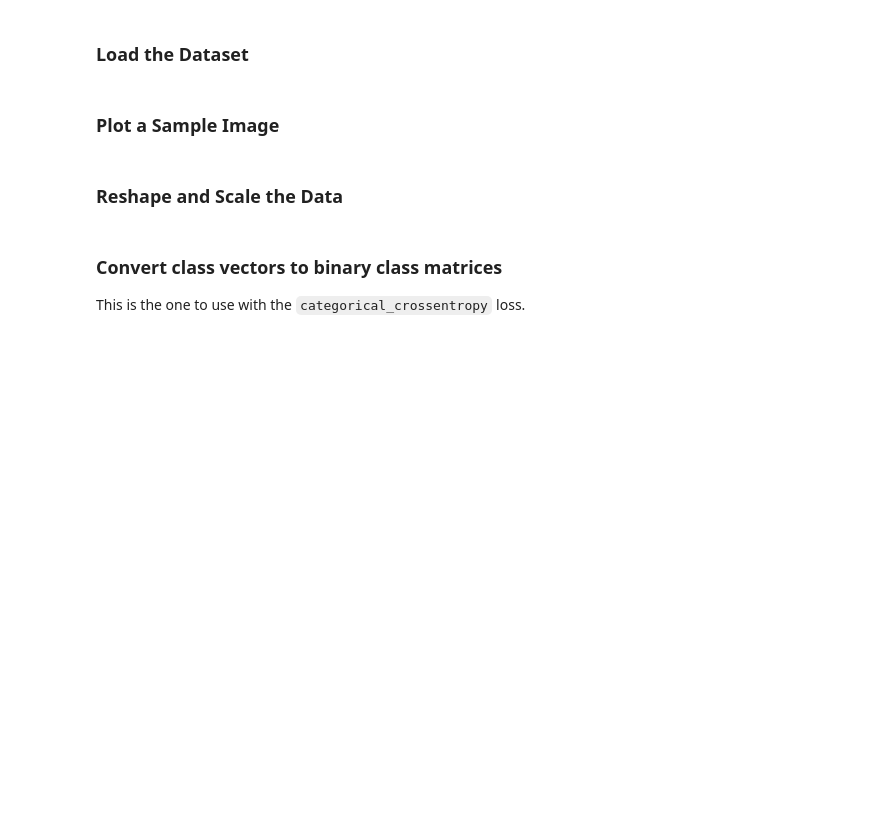
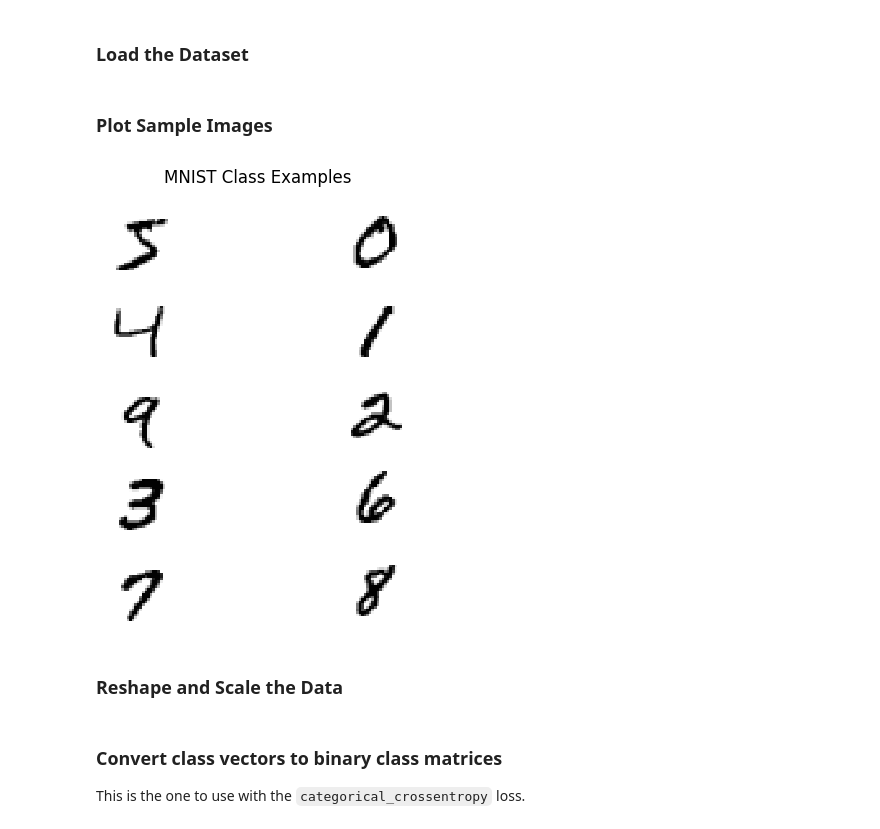
Before and after one commit to acard5meg/ece_527_assignments, a Jupyter notebook: card_scratchwork_assign_8_1.ipynb, the cells around one changed output. Cells and saved outputs as stored; diff of their text form; code cells hidden in the pictures; blank space fills up the shorter version.

```diff
--- a/card_scratchwork_assign_8_1.ipynb
+++ b/card_scratchwork_assign_8_1.ipynb
@@ -21,4 +23,4 @@ import matplotlib.pyplot as plt
 # load the MNIST data set, which already splits into training and test sets.
 (x_train, y_train), (x_test, y_test) = mnist.load_data()
 # %% [markdown]
-### Plot a Sample Image ###
+### Plot Sample Images
@@ -29,3 +27,27 @@ plt.show()
+# %%
+nums = set()
+
+fig, ax = plt.subplots(nrows = 5, ncols=2)
+row_num, col_num = 0, 0
+for i in range(len(y_train)):
+  if y_train[i] not in nums:
+    nums.add(y_train[i])
+    ax[row_num, col_num].imshow(x_train[i], cmap=matplotlib.cm.binary, interpolation="nearest")
+    ax[row_num, col_num].axis("off")
+    col_num += 1
+    if col_num == 2:
+      row_num +=1
+      col_num = 0
+
+  if row_num == 5:
+    break
+
+plt.suptitle("MNIST Class Examples")
+plt.tight_layout()
+plt.savefig("mnist_class_examples.jpg")
+plt.show()
+# %% [output]
+[figure, added]
 # %% [markdown]
 ### Reshape and Scale the Data ###
 # %%
```
Also changed, not shown: parts of 16 cells of this notebook.
